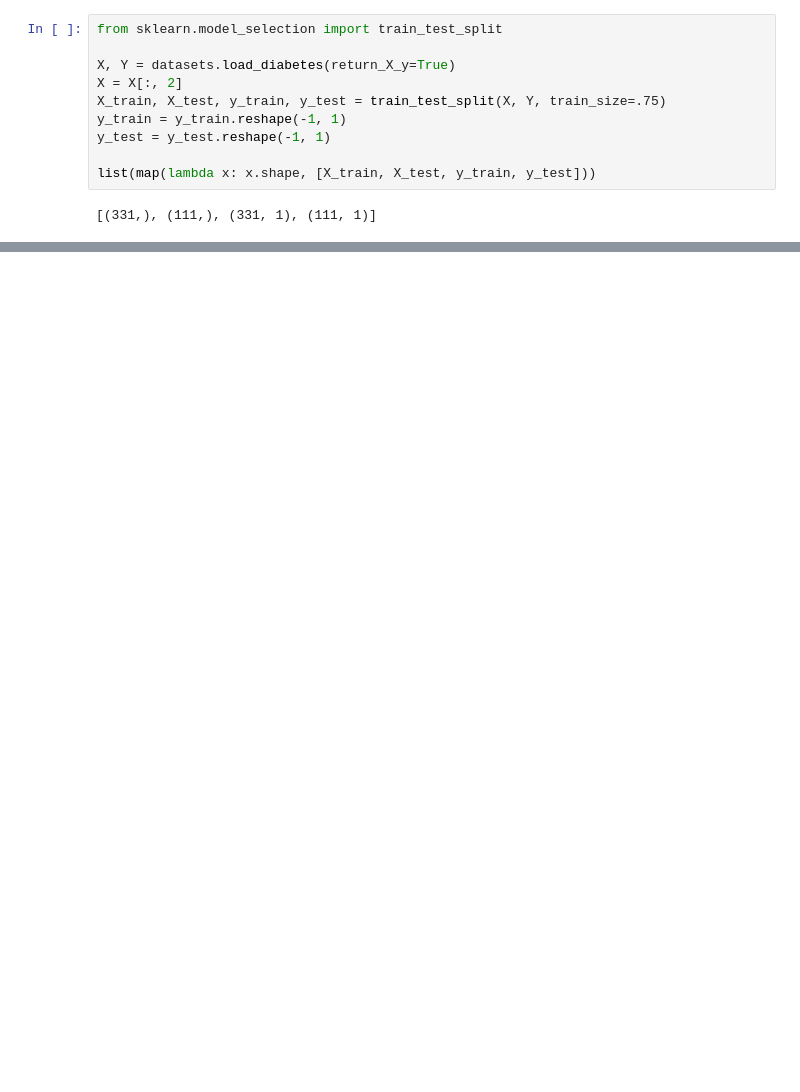
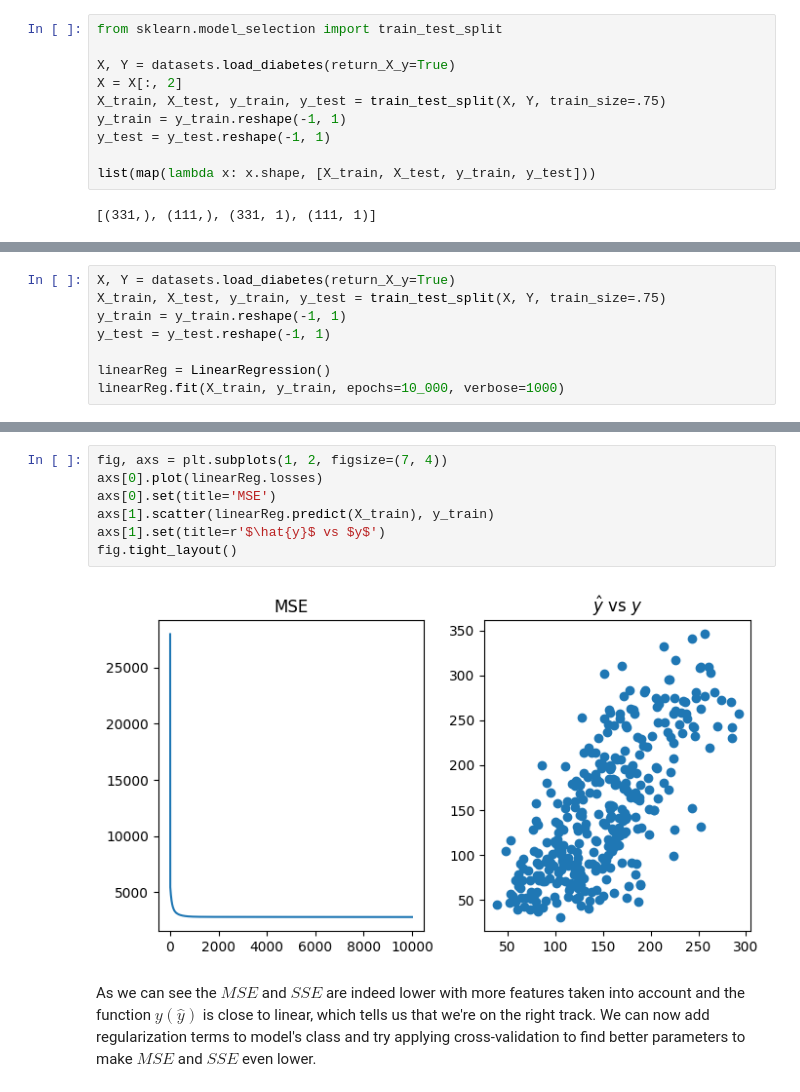
Before and after one commit to turkunov/ml-from-scratch, a Jupyter notebook: linear.ipynb, the cells around one changed output, grey strips where cells are left out. Saved outputs shown, nothing was run; the diff lists cells and outputs as text; blank space fills up the shorter version.

Commit message:
Update linear.ipynb
Generalized model's class for a multivariate case

```diff
--- a/linear.ipynb
+++ b/linear.ipynb
@@ -237,0 +248,8 @@ fig.tight_layout()
+# %%
+X, Y = datasets.load_diabetes(return_X_y=True)
+X_train, X_test, y_train, y_test = train_test_split(X, Y, train_size=.75)
+y_train = y_train.reshape(-1, 1)
+y_test = y_test.reshape(-1, 1)
+
+linearReg = LinearRegression()
+linearReg.fit(X_train, y_train, epochs=10_000, verbose=1000)
@@ -237,0 +268,11 @@ fig.tight_layout()
+# %%
+fig, axs = plt.subplots(1, 2, figsize=(7, 4))
+axs[0].plot(linearReg.losses)
+axs[0].set(title='MSE')
+axs[1].scatter(linearReg.predict(X_train), y_train)
+axs[1].set(title=r'$\hat{y}$ vs $y$')
+fig.tight_layout()
+# %% [output]
+[figure, added]
+# %% [markdown]
+As we can see the $MSE$ and $SSE$ are indeed lower with more features taken into account and the function $y(\hat{y})$ is close to linear, which tells us that we're on the right track. We can now add regularization terms to model's class and try applying cross-validation to find better parameters to make $MSE$ and $SSE$ even lower.
```
Also changed, not shown: parts of 11 cells of this notebook.
